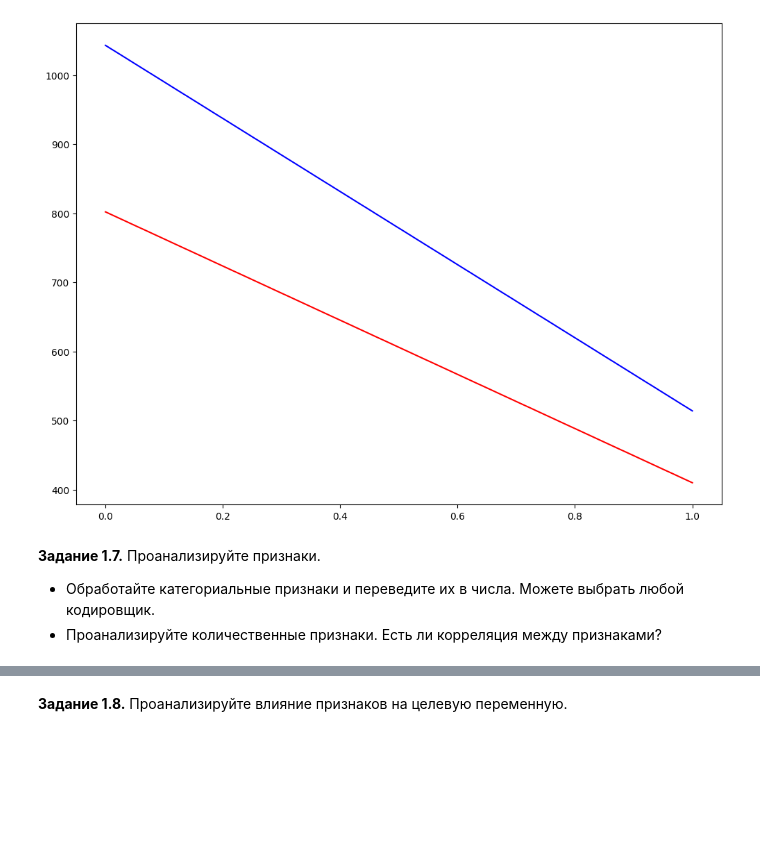
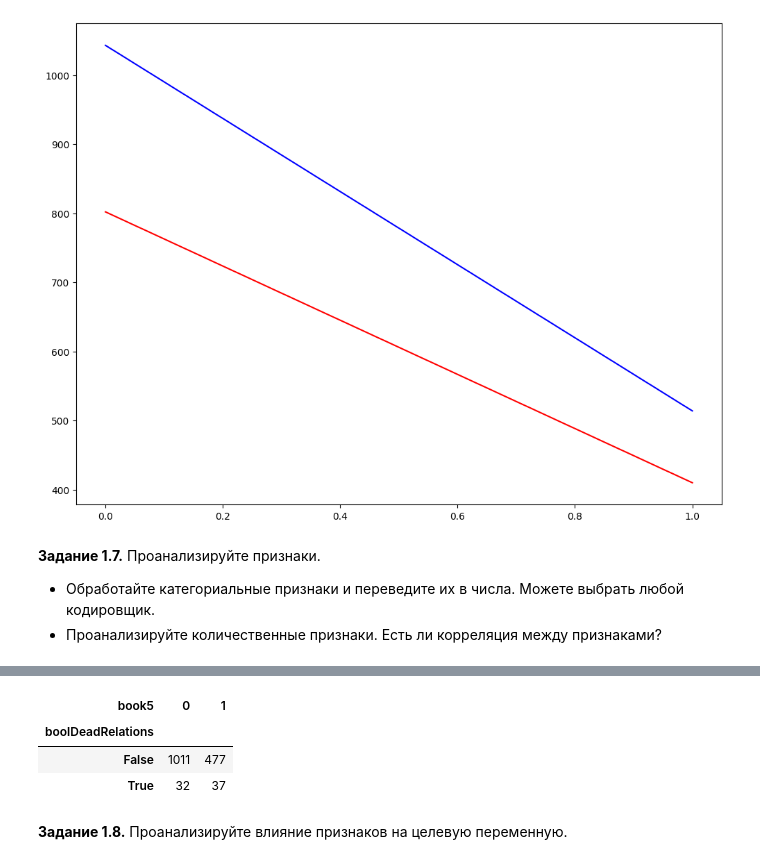
Before and after one commit to Prototype721/MFTI_course, a Jupyter notebook: week_01_ml_intro/Homework/hw_1_game_of_thrones.ipynb, the cells around one changed output, grey strips where cells are left out. Cells and saved outputs as stored; diff of their text form; code cells hidden in the pictures; blank space fills up the shorter version.

```diff
--- a/week_01_ml_intro/Homework/hw_1_game_of_thrones.ipynb
+++ b/week_01_ml_intro/Homework/hw_1_game_of_thrones.ipynb
@@ -351,2 +414,9 @@ analyse_feature('book5') # можно оставить book 1, 4 и 5
+# %%
+pd.crosstab(data['boolDeadRelations'], data['book5'])
+# %% [output]
+| book5 | 0 | 1 |
+| boolDeadRelations |  |  |
+| False | 1011 | 477 |
+| True | 32 | 37 |
 # %% [markdown]
 **Задание 1.8.** Проанализируйте влияние признаков на целевую переменную.
```
Also changed, not shown: parts of 22 cells of this notebook.
